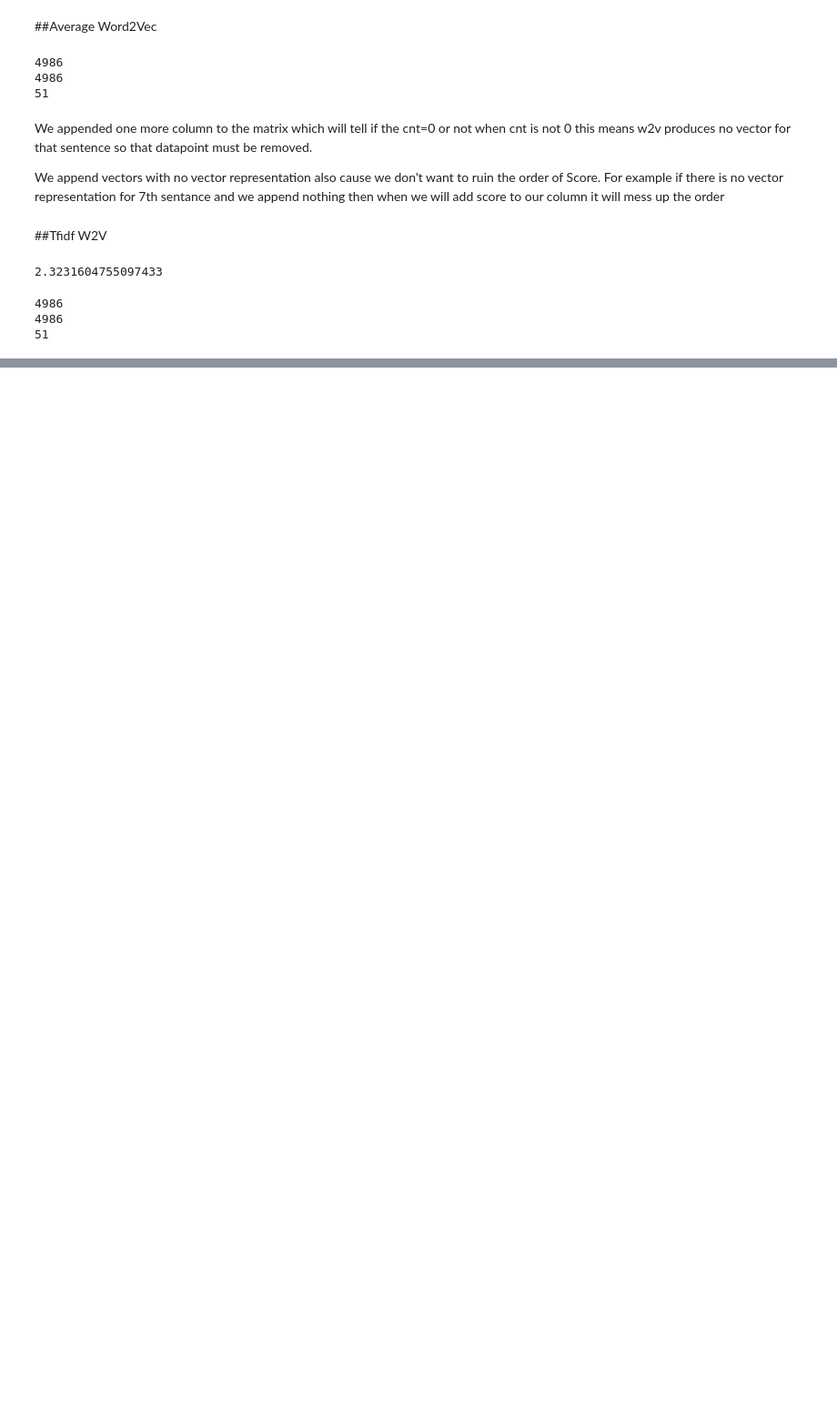
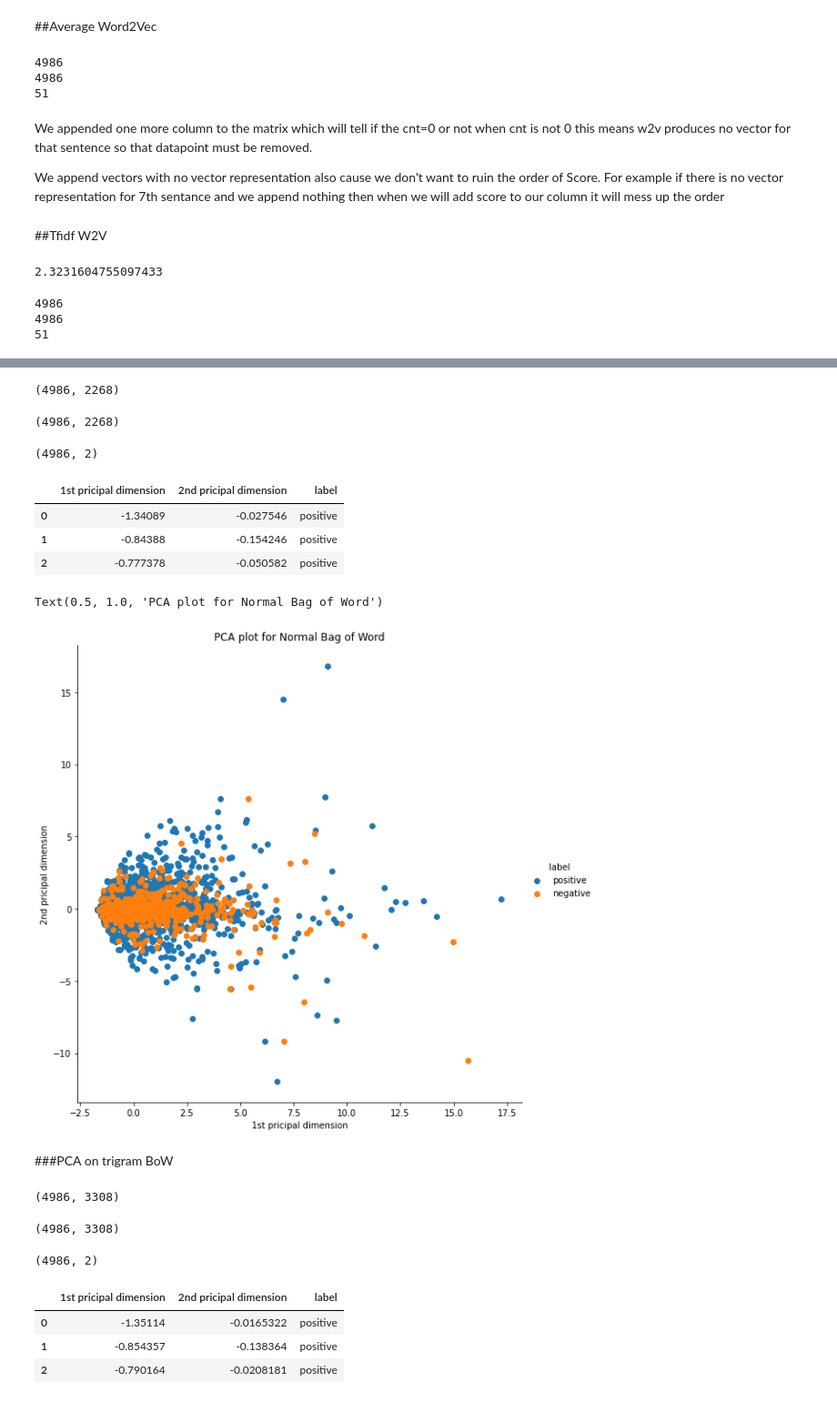
Before and after one commit to pSN0W/AI_Practice, a Jupyter notebook: T_SNE_on_Amazon_fine_food_review.ipynb, the cells around one changed output, grey strips where cells are left out. Shown at 91% size. Saved outputs shown, nothing was run; the diff lists cells and outputs as text; code cells hidden in the pictures; blank space fills up the shorter version.

```diff
--- a/T_SNE_on_Amazon_fine_food_review.ipynb
+++ b/T_SNE_on_Amazon_fine_food_review.ipynb
@@ -387,0 +397,3 @@ print(len(tfidf_w2v[5]))
+# %%
+label = label_i.reshape(-1,1)
+label.shape
@@ -387,0 +407,50 @@ print(len(tfidf_w2v[5]))
+# %%
+Bow_amazon.get_shape()
+# %% [output]
+(4986, 2268)
+# %%
+#converting to array
+Bow_amazon_arr = np.array(Bow_amazon.toarray())
+Bow_amazon_arr.shape
+# %% [output]
+(4986, 2268)
+# %%
+#
+pca = decomposition.PCA()
+pca.n_components=2
+Bow_2D = pca.fit_transform(Bow_amazon_arr)
+# %%
+Bow_2D.shape
+# %% [output]
+(4986, 2)
+# %%
+# creating a dataframe to plot
+
+Bow_final = np.concatenate((Bow_2D,label),axis=1)
+Bow_final_df = pd.DataFrame(data=Bow_final,columns=("1st pricipal dimension","2nd pricipal dimension","label"))
+Bow_final_df.head(3)
+# %% [output]
+|  | 1st pricipal dimension | 2nd pricipal dimension | label |
+| 0 | -1.34089 | -0.027546 | positive |
+| 1 | -0.84388 | -0.154246 | positive |
+| 2 | -0.777378 | -0.050582 | positive |
+# %%
+# Plotting
+
+sns.FacetGrid(Bow_final_df,hue="label",size=8).map(plt.scatter,"1st pricipal dimension","2nd pricipal dimension").add_legend()
+plt.title("PCA plot for Normal Bag of Word")
+# %% [output]
+Text(0.5, 1.0, 'PCA plot for Normal Bag of Word')
+[figure, added]
+# %% [markdown]
+###PCA on trigram BoW
+# %%
+Bow_tri_amazon.get_shape()
+# %% [output]
+(4986, 3308)
+# %%
+#converting to array
+Bow_tri_amazon_arr = np.array(Bow_tri_amazon.toarray())
+Bow_tri_amazon_arr.shape
+# %% [output]
+(4986, 3308)
@@ -387,0 +462,15 @@ print(len(tfidf_w2v[5]))
+# %%
+Bow_tri_2D.shape
+# %% [output]
+(4986, 2)
+# %%
+# creating a dataframe to plot
+
+Bow_tri_final = np.concatenate((Bow_tri_2D,label),axis=1)
+Bow_tri_final_df = pd.DataFrame(data=Bow_tri_final,columns=("1st pricipal dimension","2nd pricipal dimension","label"))
+Bow_tri_final_df.head(3)
+# %% [output]
+|  | 1st pricipal dimension | 2nd pricipal dimension | label |
+| 0 | -1.35114 | -0.0165322 | positive |
+| 1 | -0.854357 | -0.138364 | positive |
+| 2 | -0.790164 | -0.0208181 | positive |
```
Also changed, not shown: parts of 44 cells of this notebook.
